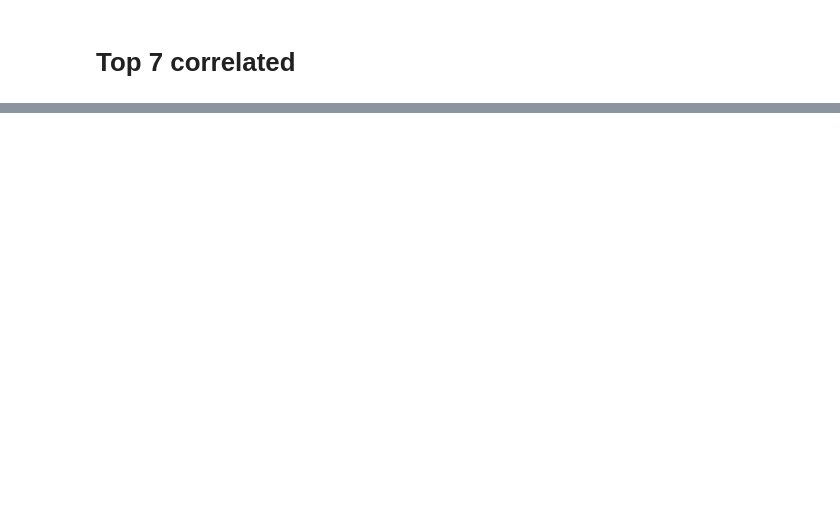
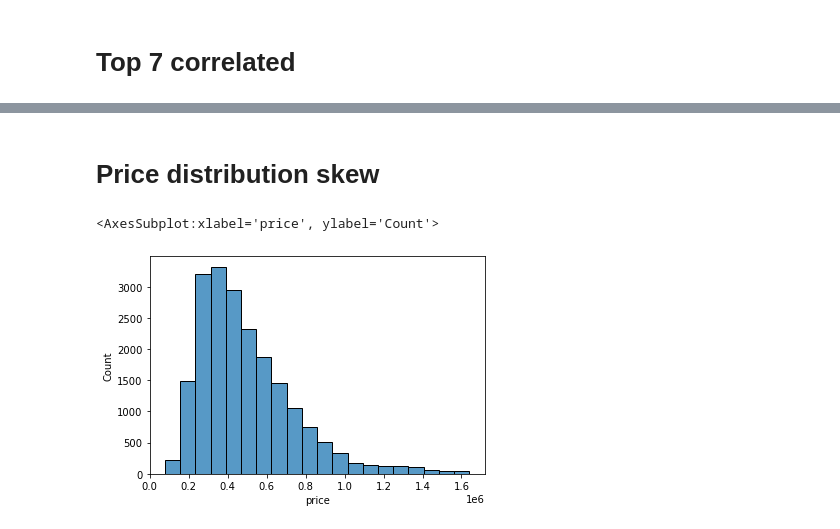
Before and after one commit to willcline613/bsc-phase-two-project, a Jupyter notebook: notebooks/exploratory/will/will-main.ipynb, the cells around one changed output, grey strips where cells are left out. Saved outputs shown, nothing was run; the diff lists cells and outputs as text; code cells hidden in the pictures; blank space fills up the shorter version.

```diff
--- a/notebooks/exploratory/will/will-main.ipynb
+++ b/notebooks/exploratory/will/will-main.ipynb
@@ -63,7 +206,17 @@ df['sqft_lot'] = df['sqft_lot'].astype(float)
+# %%
+df["sqft_living&above"] = df["sqft_living"] * df["sqft_above"]
+df["sqft_living&grade"] = df["sqft_living"] * df["grade"]
+df["sqft_living&living15"] = df["sqft_living"] * df["sqft_living15"]
+df["grade&sqft_above"] = df["grade"] * df["sqft_living"]
+df["bathrooms&sqft_living"] = df["bathrooms"] * df["sqft_living"]
+df["sqft_above&sqft_living15"] = df["sqft_above"] *df["sqft_living15"]
+df["grade&sqft_above"] = df["grade"] * df["sqft_above"]
+df["grade&sqft_living15"] = df["grade"] * df["sqft_living15"]
+df["grade&sqft_above"] = df["grade"] * df["sqft_above"]
 # %% [markdown]
 ### Drop useless columns
 # %%
-df.drop(["waterfront", "yr_renovated", "view", "lat"], axis=1, inplace=True)
+df.drop(["waterfront", "yr_renovated", "view", "lat", 'yr_built', 'date', 'zipcode', 'id', 'sqft_basement'], axis=1, inplace=True)
 # %% [markdown]
 ### Drop na from dataset
 # %%
@@ -75,3 +226,9 @@ df["age"] = df["yr_built"].map(lambda x: 2021 - x)
+# %%
+z_scores = stats.zscore(df[['bedrooms','bathrooms','sqft_living','sqft_lot','floors','grade','sqft_above','sqft_living15','sqft_lot15', "price"]])
+abs_z_scores = np.abs(z_scores)
+filtered_entries = (abs_z_scores < 3).all(axis=1)
+# %%
+df = df[filtered_entries]
 # %% [markdown]
 # Counter of how many times each unique element appears in categorical columns
 # %%
@@ -172,0 +308,7 @@ model(top7_df, target)
+# %% [markdown]
+# Price distribution skew
+# %%
+sns.histplot(df.price, bins=20)
+# %% [output]
+<AxesSubplot:xlabel='price', ylabel='Count'>
+[figure, added]
```
Also changed, not shown: parts of 51 cells of this notebook, 1 other file.
